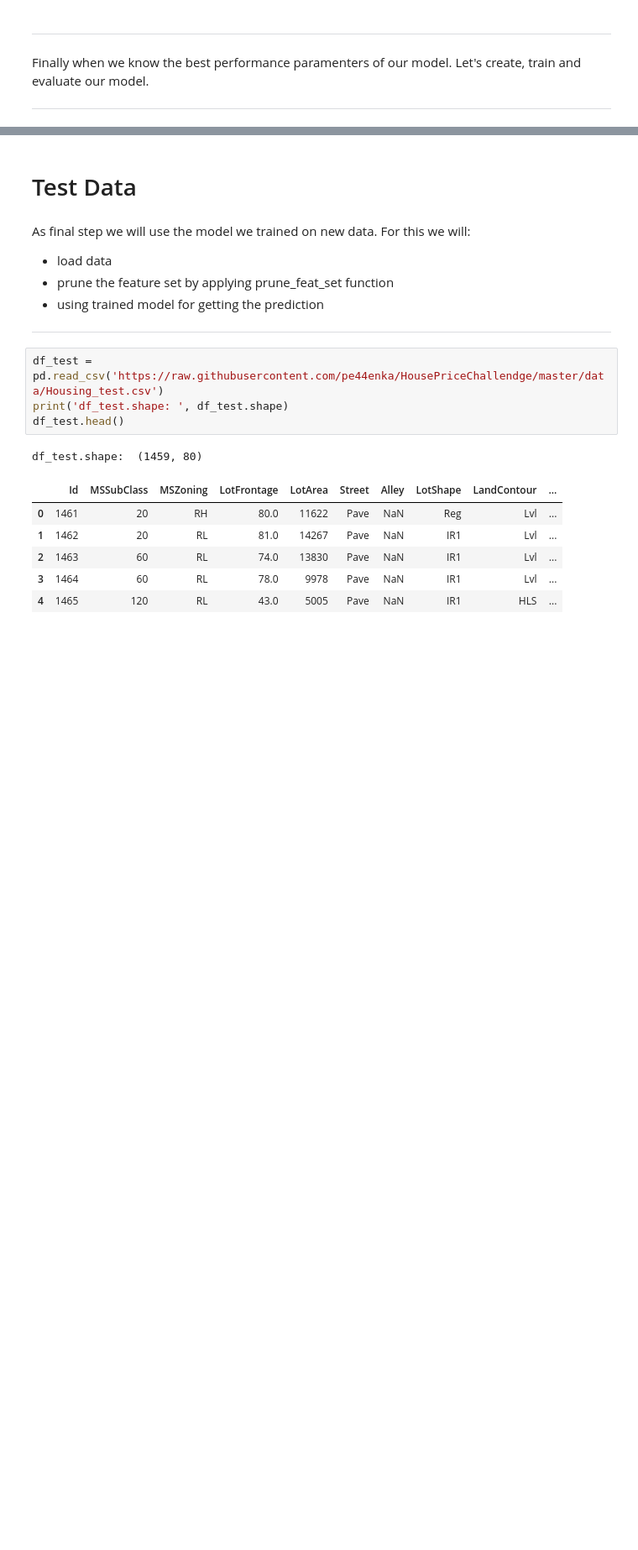
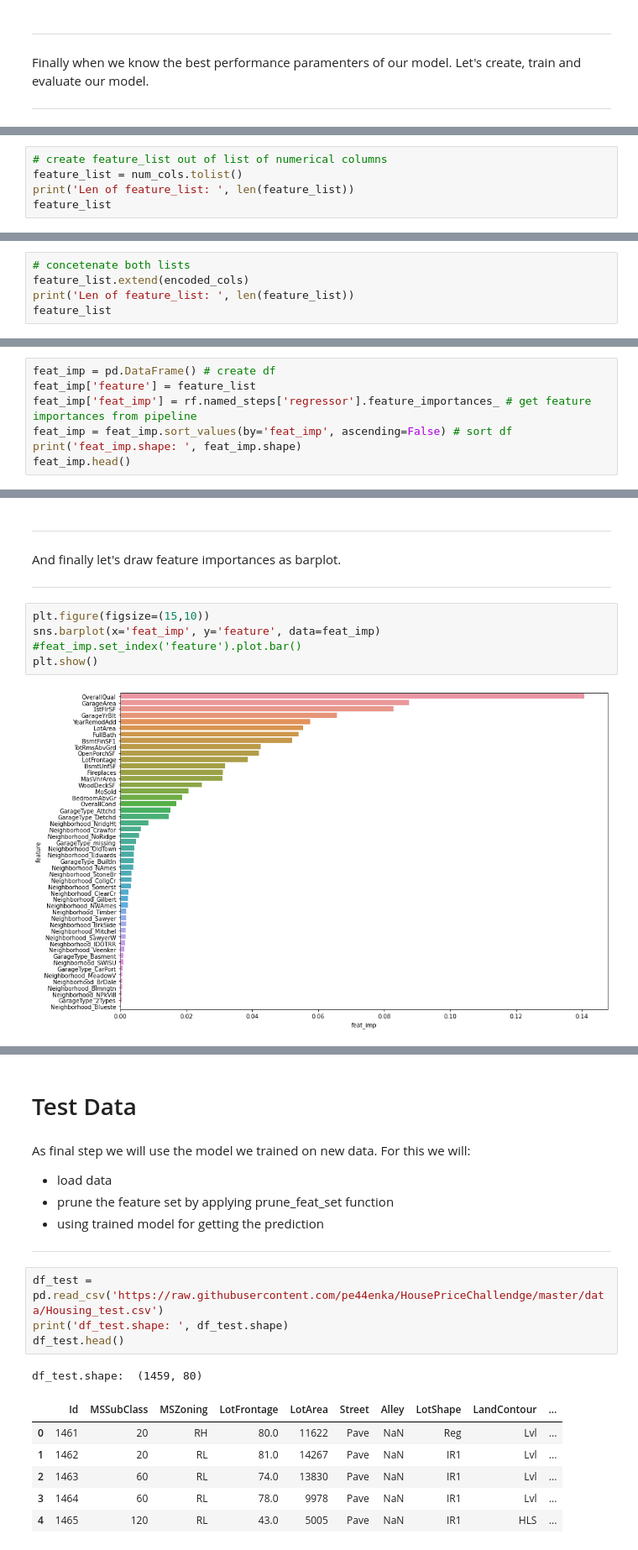
Before and after one commit to pe44enka/HousePriceChallendge, a Jupyter notebook: Copy_of_HousePriceChallenge.ipynb, the cells around one changed output, grey strips where cells are left out. Shown at 84% size. Drawn from its saved outputs; the diff is of its cells as text; blank space fills up the shorter version.

```diff
--- a/Copy_of_HousePriceChallenge.ipynb
+++ b/Copy_of_HousePriceChallenge.ipynb
@@ -760,0 +793,5 @@ rf.score(X_test, Y_test)
+# %%
+# create feature_list out of list of numerical columns
+feature_list = num_cols.tolist()
+print('Len of feature_list: ', len(feature_list))
+feature_list
@@ -760,0 +842,5 @@ rf.score(X_test, Y_test)
+# %%
+# concetenate both lists
+feature_list.extend(encoded_cols)
+print('Len of feature_list: ', len(feature_list))
+feature_list
@@ -760,0 +874,7 @@ rf.score(X_test, Y_test)
+# %%
+feat_imp = pd.DataFrame() # create df
+feat_imp['feature'] = feature_list
+feat_imp['feat_imp'] = rf.named_steps['regressor'].feature_importances_ # get feature importances from pipeline
+feat_imp = feat_imp.sort_values(by='feat_imp', ascending=False) # sort df
+print('feat_imp.shape: ', feat_imp.shape)
+feat_imp.head()
@@ -760,0 +889,15 @@ rf.score(X_test, Y_test)
+# %% [markdown]
+
+
+---
+
+And finally let's draw feature importances as barplot.
+
+---
+# %%
+plt.figure(figsize=(15,10))
+sns.barplot(x='feat_imp', y='feature', data=feat_imp)
+#feat_imp.set_index('feature').plot.bar()
+plt.show()
+# %% [output]
+[figure, added]
```
Also changed, not shown: parts of 16 cells of this notebook.
